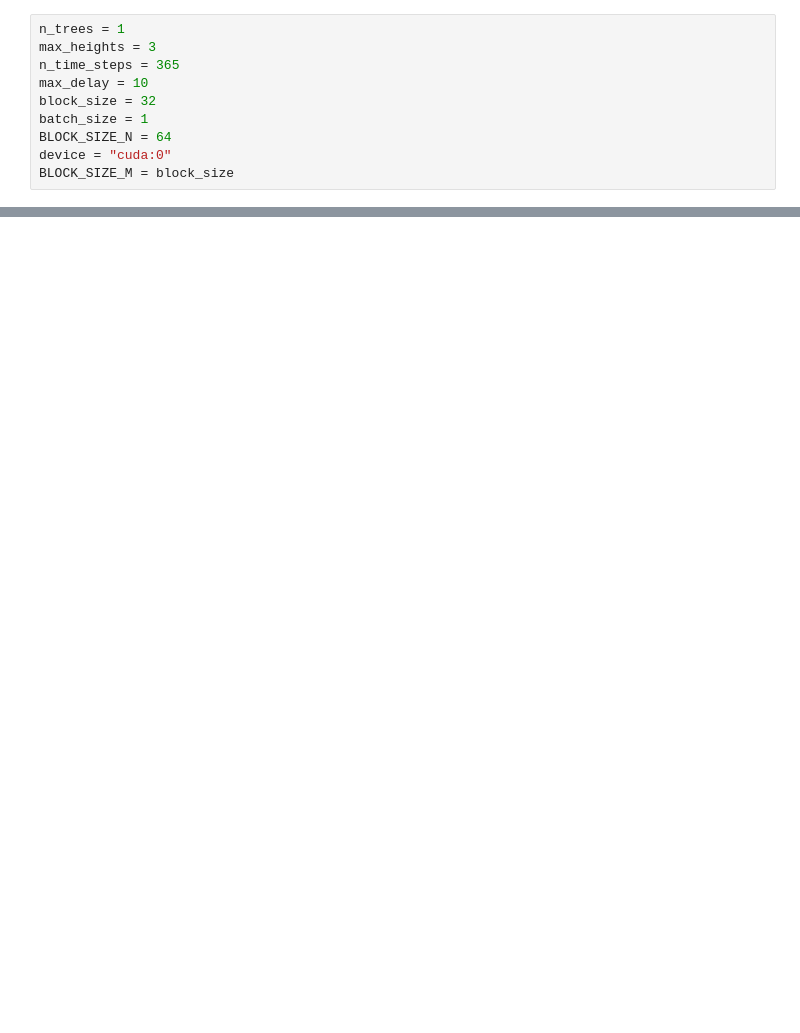
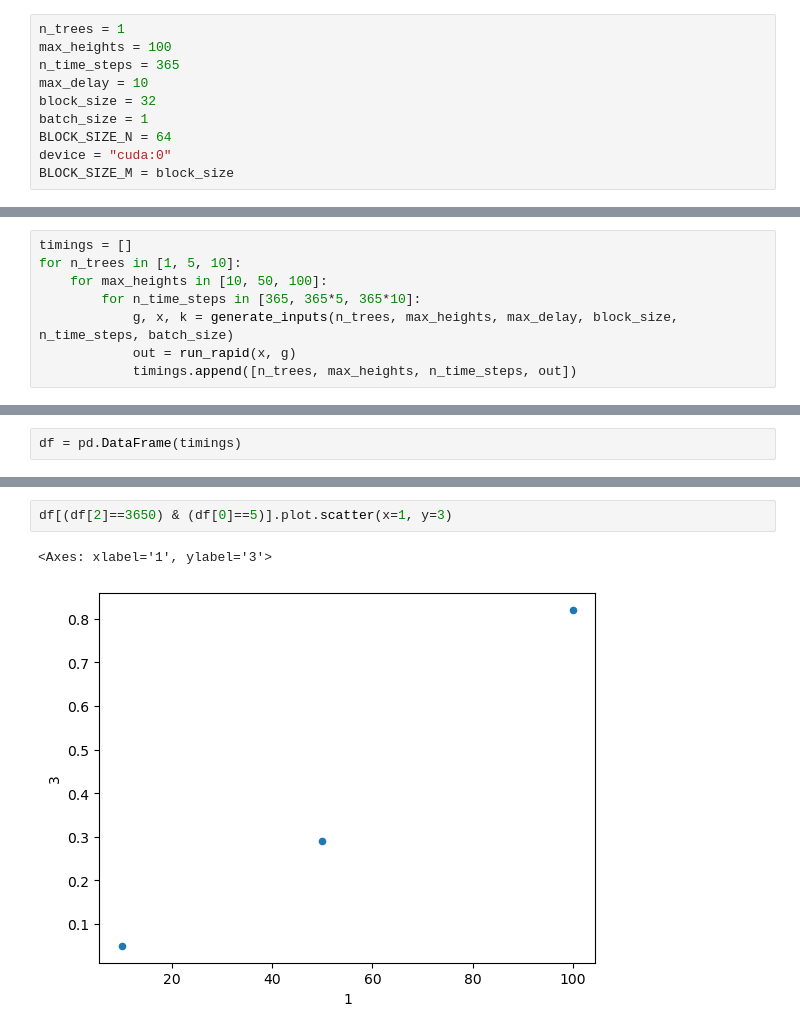
Before and after one commit to TristHas/block_sparse_conv, a Jupyter notebook: RAPIDS.ipynb, the cells around one changed output, grey strips where cells are left out. Saved outputs shown, nothing was run; the diff lists cells and outputs as text; blank space fills up the shorter version.

Commit message:
Update RAPIDS and gen_data

```diff
--- a/RAPIDS.ipynb
+++ b/RAPIDS.ipynb
@@ -19,6 +143,6 @@ from jphydro.routing.kernel_aggregator_irf import RoutingIRFAggregator
 # %%
 n_trees = 1
-max_heights = 3
+max_heights = 100
 n_time_steps = 365
 max_delay = 10
 block_size = 32
@@ -185,0 +153,8 @@ Exception: ERROR: Invalid RAPID parameter rapid_executable.
+# %%
+timings = []
+for n_trees in [1, 5, 10]:
+    for max_heights in [10, 50, 100]:
+        for n_time_steps in [365, 365*5, 365*10]:
+            g, x, k = generate_inputs(n_trees, max_heights, max_delay, block_size, n_time_steps, batch_size)
+            out = run_rapid(x, g)
+            timings.append([n_trees, max_heights, n_time_steps, out])
@@ -185,0 +179,2 @@ Exception: ERROR: Invalid RAPID parameter rapid_executable.
+# %%
+df = pd.DataFrame(timings)
@@ -185,0 +189,5 @@ Exception: ERROR: Invalid RAPID parameter rapid_executable.
+# %%
+df[(df[2]==3650) & (df[0]==5)].plot.scatter(x=1, y=3)
+# %% [output]
+<Axes: xlabel='1', ylabel='3'>
+[figure, added]
```
Also changed, not shown: parts of 16 cells of this notebook, 1 other file.
